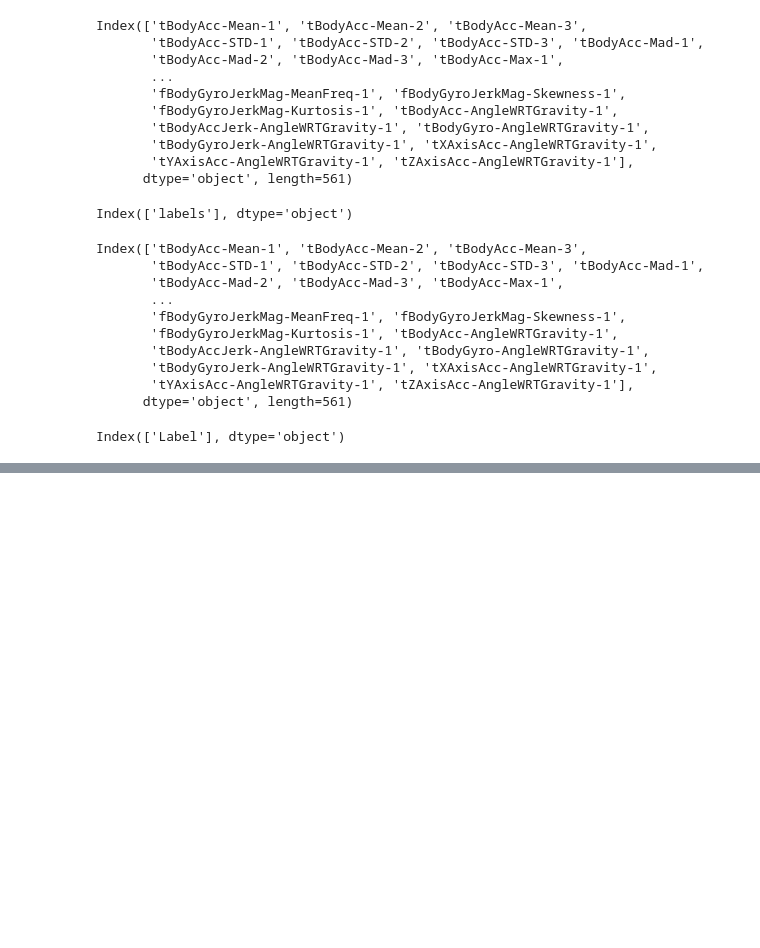
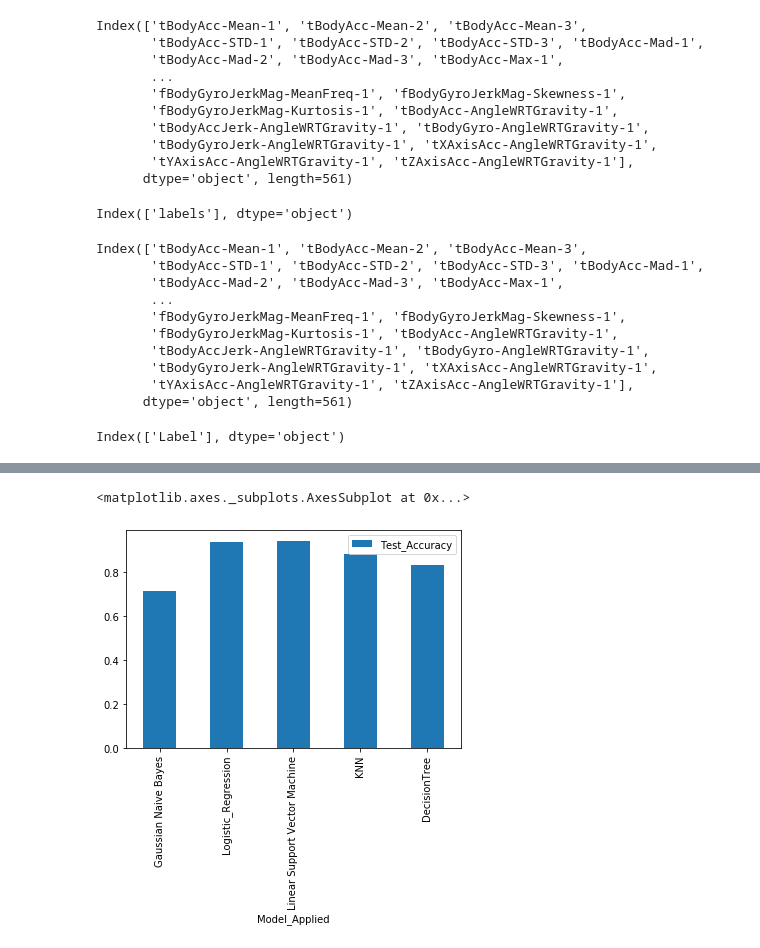
Before and after one commit to HAPTDS/HAPT, a Jupyter notebook: HAPT preprocessing.ipynb, the cells around one changed output, grey strips where cells are left out. Drawn from its saved outputs; the diff is of its cells as text; code cells hidden in the pictures; blank space fills up the shorter version.

```diff
--- a/HAPT preprocessing.ipynb
+++ b/HAPT preprocessing.ipynb
@@ -307,0 +245,7 @@ Text(0.5, 1.0, 'C for Linear SVM vs Validation accuracy')
+# %%
+lsvm_clf = svm.SVC(C=1, kernel='linear')
+lsvm_clf.fit(X_tr,y_tr)
+pred = lsvm_clf.predict(X_test)
+print("Train Accuracy: ", lsvm_clf.score(X_tr,y_tr))
+print("Validation Accuracy: ", lsvm_clf.score(X_val,y_val))
+print("Test Accuracy: ", lsvm_clf.score(X_test,y_test))
@@ -307,0 +285,8 @@ Text(0.5, 1.0, 'C for Linear SVM vs Validation accuracy')
+# %%
+from sklearn.neighbors import KNeighborsClassifier
+knn=KNeighborsClassifier()
+knn.fit(X_tr,y_tr)
+pred=knn.predict(X_test)
+print("Train Accuracy: ", knn.score(X_tr,y_tr))
+print("Validation Accuracy: ", knn.score(X_val,y_val))
+print("Test Accuracy: ", knn.score(X_test,y_test))
@@ -307,0 +326,8 @@ Text(0.5, 1.0, 'C for Linear SVM vs Validation accuracy')
+# %%
+from sklearn.tree import DecisionTreeClassifier
+dtc=DecisionTreeClassifier()
+dtc.fit(X_tr,y_tr)
+pred=knn.predict(X_test)
+print("Train Accuracy: ", dtc.score(X_tr,y_tr))
+print("Validation Accuracy: ", dtc.score(X_val,y_val))
+print("Test Accuracy: ", dtc.score(X_test,y_test))
@@ -307,0 +367,2 @@ Text(0.5, 1.0, 'C for Linear SVM vs Validation accuracy')
+# %%
+df_model=pd.DataFrame({'Model_Applied':['Gaussian Naive Bayes','Logistic_Regression','Linear Support Vector Machine','KNN','DecisionTree'],'Test_Accuracy':[nb_clf.score(X_test,y_test),lr.score(X_test,y_test),lsvm_clf.score(X_test,y_test),knn.score(X_test,y_test),dtc.score(X_test,y_test)]})
@@ -307,0 +378,5 @@ Text(0.5, 1.0, 'C for Linear SVM vs Validation accuracy')
+# %%
+df_model.plot(kind='bar',x='Model_Applied')
+# %% [output]
+<matplotlib.axes._subplots.AxesSubplot at 0x...>
+[figure, added]
```
Also changed, not shown: parts of 41 cells of this notebook, 1 other file.
